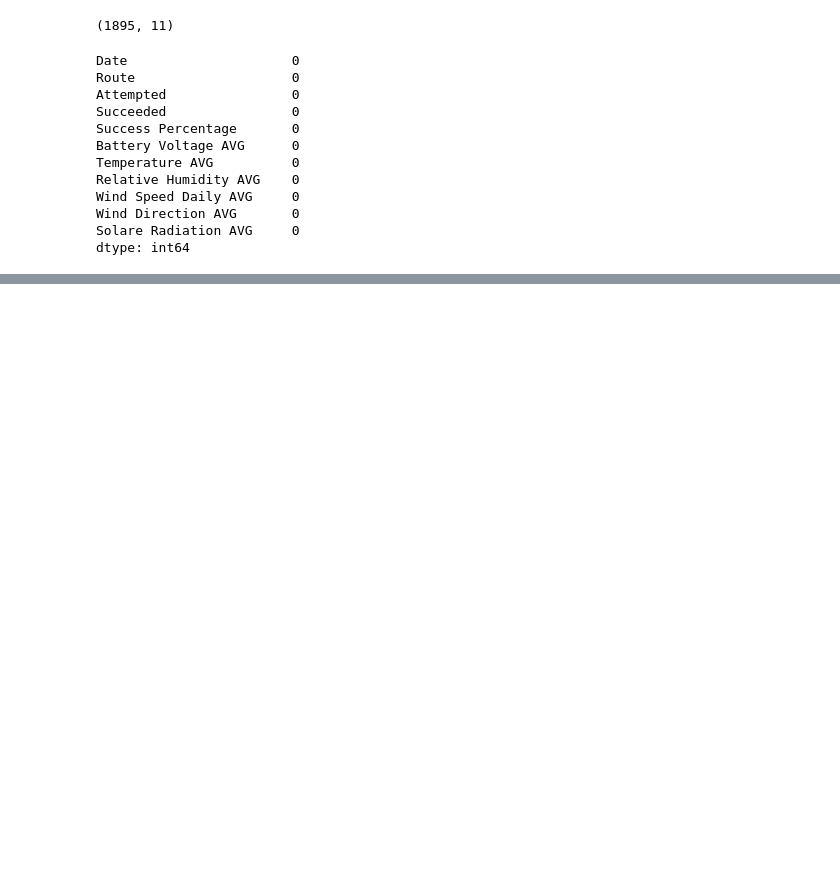
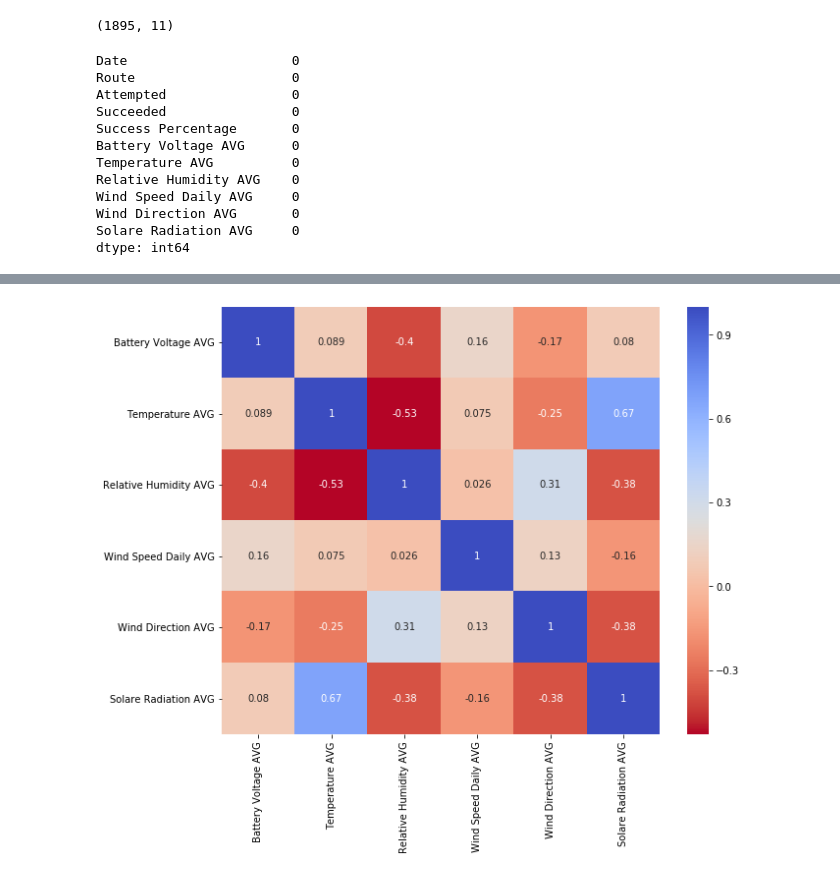
Before and after one commit to sharangnimbalkar/Python, a Jupyter notebook: Final_Project.ipynb, the cells around one changed output, grey strips where cells are left out. Cells and saved outputs as stored; diff of their text form; code cells hidden in the pictures; blank space fills up the shorter version.

```diff
--- a/Final_Project.ipynb
+++ b/Final_Project.ipynb
@@ -126,0 +165,10 @@ dtype: int64
+# %%
+# Now let's see some correlations between weather features
+f, ax = plt.subplots(1, 1, figsize=(10, 8))
+
+corr = weather_df.corr()
+sns.heatmap(corr, cmap="coolwarm_r", annot=True, ax=ax)
+ax.set_ylim(len(weather_df.columns)-1, 0)
+plt.show()
+# %% [output]
+[figure, added]
```
Also changed, not shown: parts of 11 cells of this notebook.
